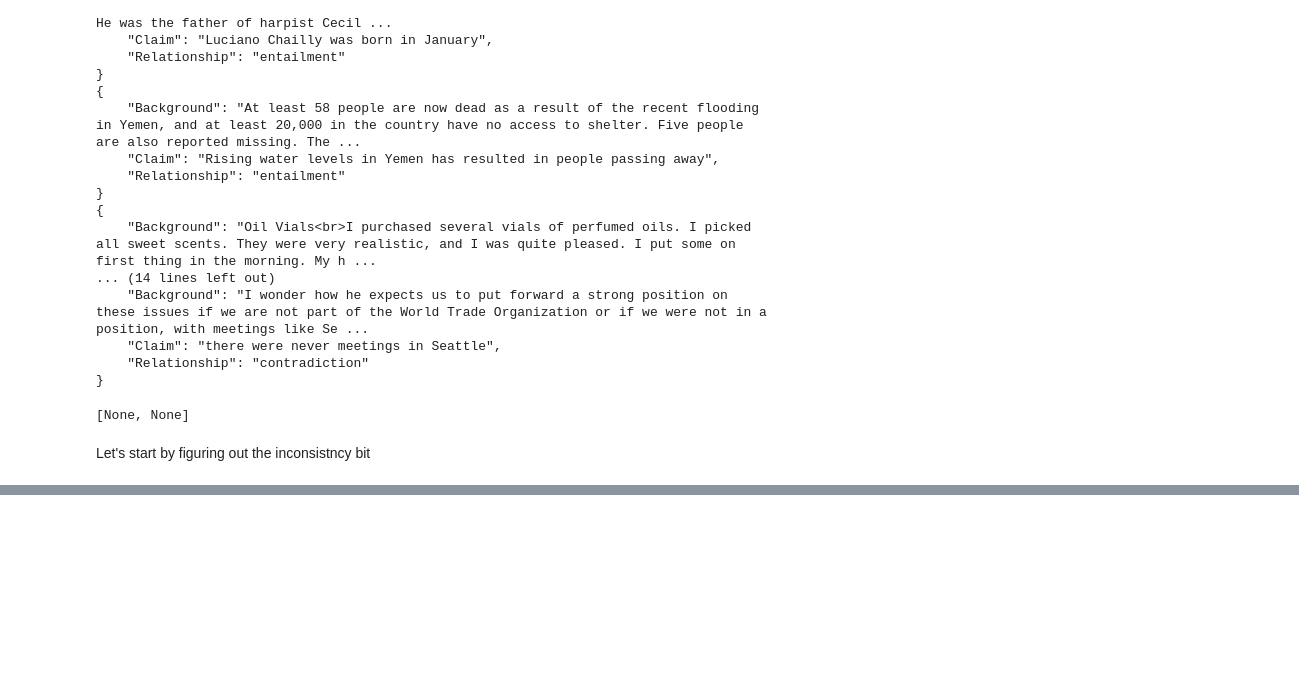
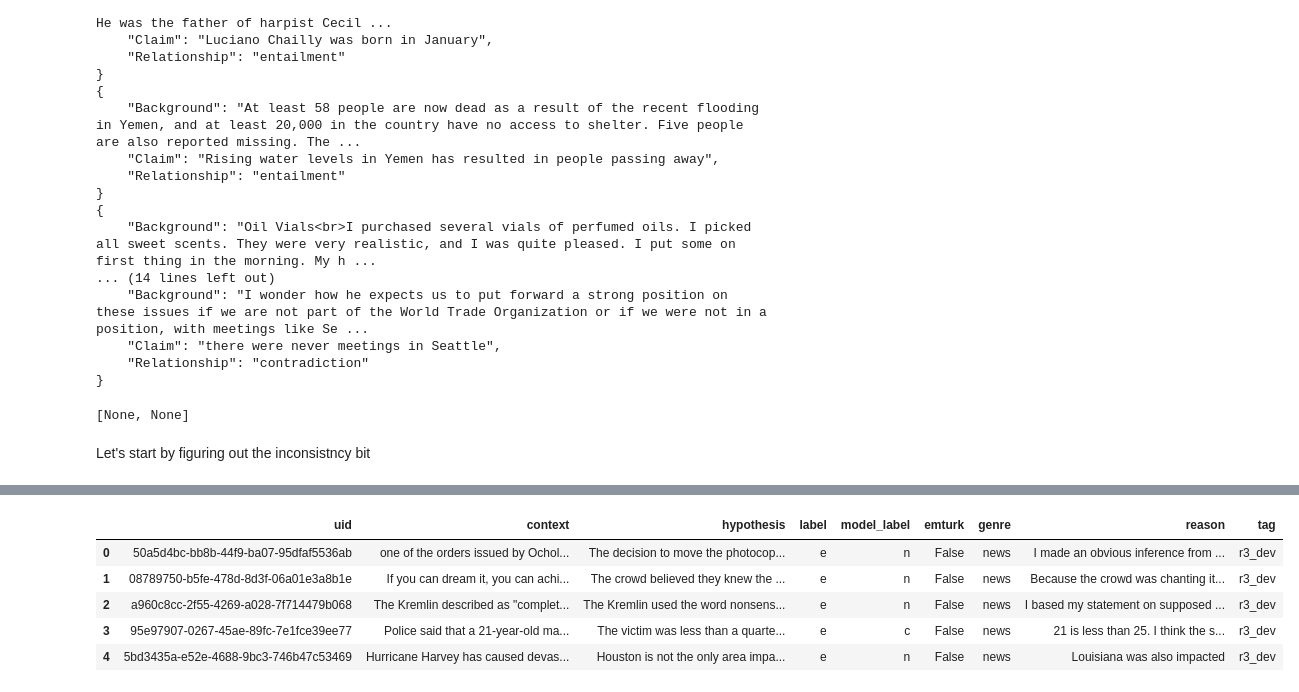
Before and after one commit to OthersideAI/ANLI, a Jupyter notebook: NaiveFewshot/OriginalDavinci.ipynb, the cells around one changed output, grey strips where cells are left out. Drawn from its saved outputs; the diff is of its cells as text; code cells hidden in the pictures; blank space fills up the shorter version.

```diff
--- a/NaiveFewshot/OriginalDavinci.ipynb
+++ b/NaiveFewshot/OriginalDavinci.ipynb
@@ -129,0 +322,11 @@ query(example, engine="text-davinci-003")
+# %%
+dev = pd.read_json("anli_v1.0/R3/dev.jsonl",lines=True)
+# %%
+dev.head()
+# %% [output]
+|  | uid | context | hypothesis | label | model_label | emturk | genre | reason | tag |
+| 0 | 50a5d4bc-bb8b-44f9-ba07-95dfaf5536ab | one of the orders issued by Ochol... | The decision to move the photocop... | e | n | False | news | I made an obvious inference from ... | r3_dev |
+| 1 | 08789750-b5fe-478d-8d3f-06a01e3a8b1e | If you can dream it, you can achi... | The crowd believed they knew the ... | e | n | False | news | Because the crowd was chanting it... | r3_dev |
+| 2 | a960c8cc-2f55-4269-a028-7f714479b068 | The Kremlin described as "complet... | The Kremlin used the word nonsens... | e | n | False | news | I based my statement on supposed ... | r3_dev |
+| 3 | 95e97907-0267-45ae-89fc-7e1fce39ee77 | Police said that a 21-year-old ma... | The victim was less than a quarte... | e | c | False | news | 21 is less than 25. I think the s... | r3_dev |
+| 4 | 5bd3435a-e52e-4688-9bc3-746b47c53469 | Hurricane Harvey has caused devas... | Houston is not the only area impa... | e | n | False | news | Louisiana was also impacted | r3_dev |
```
Also changed, not shown: parts of 15 cells of this notebook, 3 other files.
